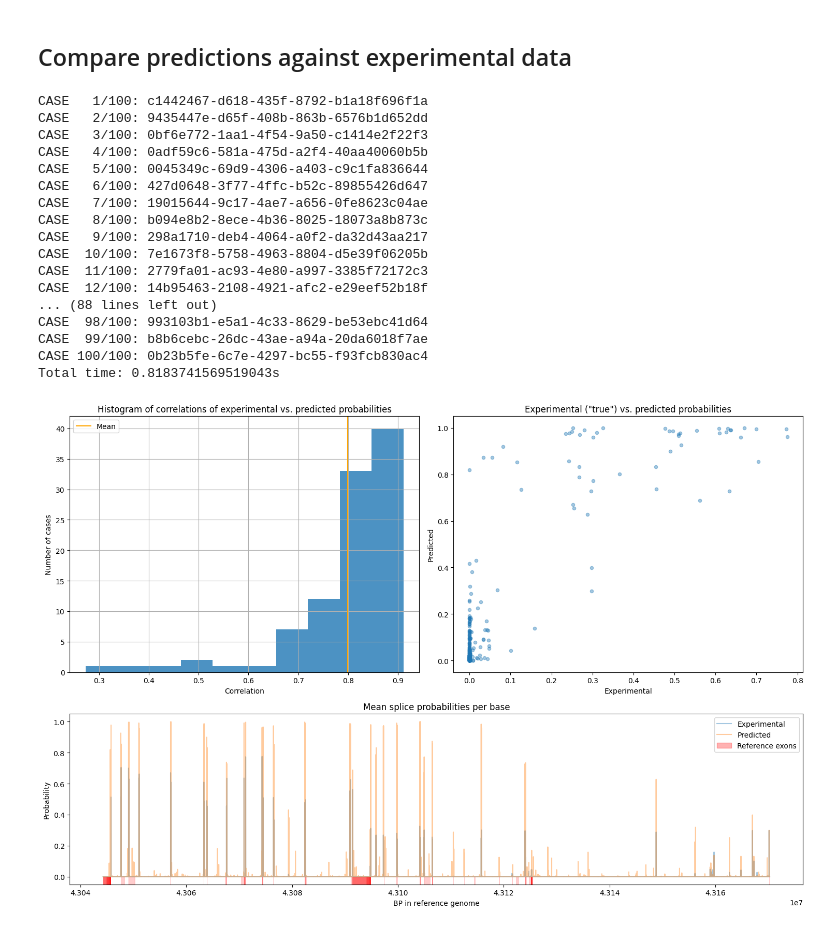
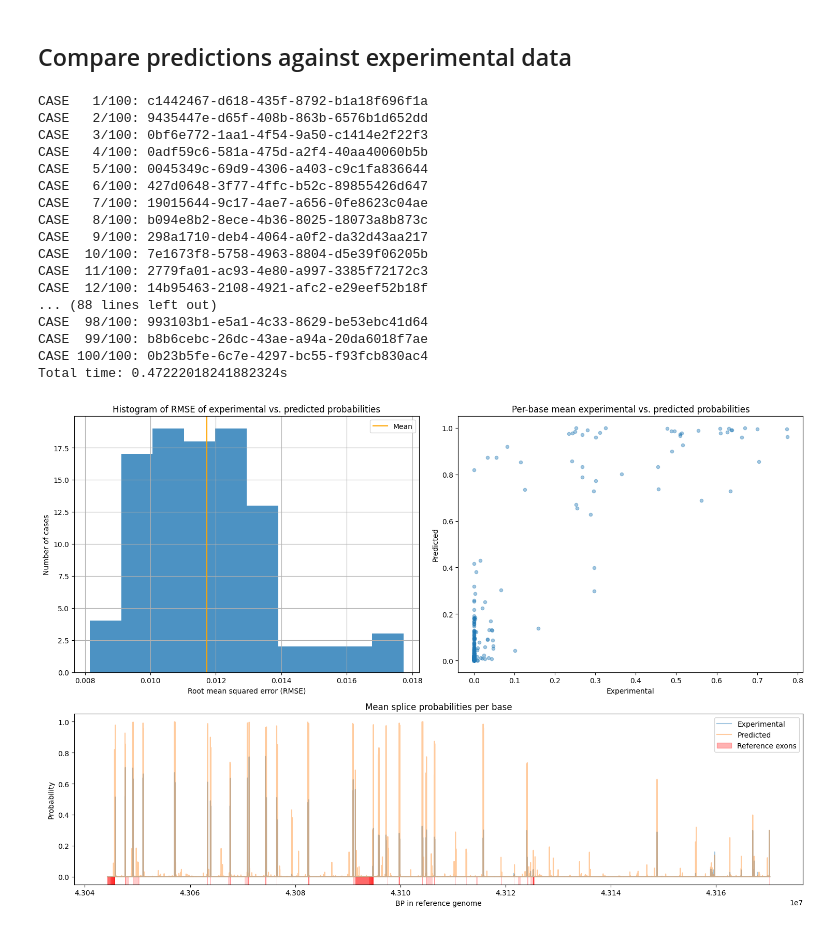
Before and after one commit to jannis-baum/hpi-hoai, a Jupyter notebook: evaluation.ipynb, the cells around one changed output. Cells and saved outputs as stored; diff of their text form; code cells hidden in the pictures.

Commit message:
feat: switch to rmse

```diff
--- a/evaluation.ipynb
+++ b/evaluation.ipynb
@@ -160,15 +160,15 @@ def get_probabilities(case_id: str):
 start = time.time()
 
 results = pd.Series()
-correlations = pd.Series()
+# root mean squared errors
+rmses = pd.Series()
 
 for i, case_id in enumerate(study_info.index):
     print(f'CASE {i+1:3d}/{len(study_info)}: {case_id}')
     try:
         df = get_probabilities(case_id)
         results.loc[case_id] = df
-        corr = pearsonr(df['true'], df['predicted'])
-        correlations.loc[case_id] = corr.statistic
+        rmses.loc[case_id] = root_mean_squared_error(df['true'], df['predicted'])
     except Exception as e:
         print('  ERROR')
         print(e)
@@ -193,7 +193,7 @@ CASE  12/100: 14b95463-2108-4921-afc2-e29eef52b18f
 CASE  98/100: 993103b1-e5a1-4c33-8629-be53ebc41d64
 CASE  99/100: b8b6cebc-26dc-43ae-a94a-20da6018f7ae
 CASE 100/100: 0b23b5fe-6c7e-4297-bc55-f93fcb830ac4
-Total time: 0.8183741569519043s
+Total time: 0.47222018241882324s
 # %%
 results_mean = pd.DataFrame({
     'true': np.mean([df['true'] for df in results], axis=0),
@@ -204,40 +204,40 @@ results_mean.index = results.iloc[0].index
 fig = plt.figure(figsize=(15, 10))
 gs = fig.add_gridspec(2,2, height_ratios=[3, 2])
 
-# Correlations histogram
+# Root mean squared error histogram
 ax1 = fig.add_subplot(gs[0, 0])
-correlations.hist(ax=ax1, alpha=0.8)
-ax1.set_title('Histogram of correlations of experimental vs. predicted probabilities')
-ax1.set_xlabel('Correlation')
+rmses.hist(ax=ax1, alpha=0.8)
+ax1.set_title('Histogram of RMSE of experimental vs. predicted probabilities')
+ax1.set_xlabel('Root mean squared error (RMSE)')
 ax1.set_ylabel('Number of cases')
-ax1.axvline(x=correlations.mean(), color='orange')
+ax1.axvline(x=rmses.mean(), color='orange')
 ax1.legend(labels=['Mean'])
 
 # Scatter plot
 ax2 = fig.add_subplot(gs[0, 1])
 results_mean.plot.scatter('true', 'predicted', ax=ax2, alpha=0.4)
-ax2.set_title('Experimental ("true") vs. predicted probabilities')
+ax2.set_title('Per-base mean experimental vs. predicted probabilities')
 ax2.set_xlabel('Experimental')
 ax2.set_ylabel('Predicted')
 
 # Per-base probabilities
 ax3 = fig.add_subplot(gs[1, :])
 results_mean[['true', 'predicted']].plot(ax=ax3, alpha=0.4)
 ax3.set_title('Mean splice probabilities per base')
 ax3.set_ylabel('Probability')
 ax3.set_xlabel('BP in reference genome')
 
 # Reference exons
 brca1_exons = [ensembl.exon_by_id(exon) for exon in ensembl.exon_ids_of_gene_name('BRCA1')]
 for exon in brca1_exons:
     ax3.add_patch(mpatches.Rectangle((exon.start, -0.1), exon.end - exon.start, 0.1, facecolor='red', alpha=0.2))
 ax3.legend(
     handles=ax3.get_legend_handles_labels()[0] + [mpatches.Patch(color='red', alpha=0.3, label='Exonic regions')],
     labels=['Experimental', 'Predicted', 'Reference exons']
 )
 
 plt.tight_layout()
 savefig_pdf(f'{predictor.name()}.{variants}')
 plt.show()
 # %% [output]
-[figure, old version]
+[figure, new version]
```
Also changed, not shown: parts of 1 cell of this notebook.
